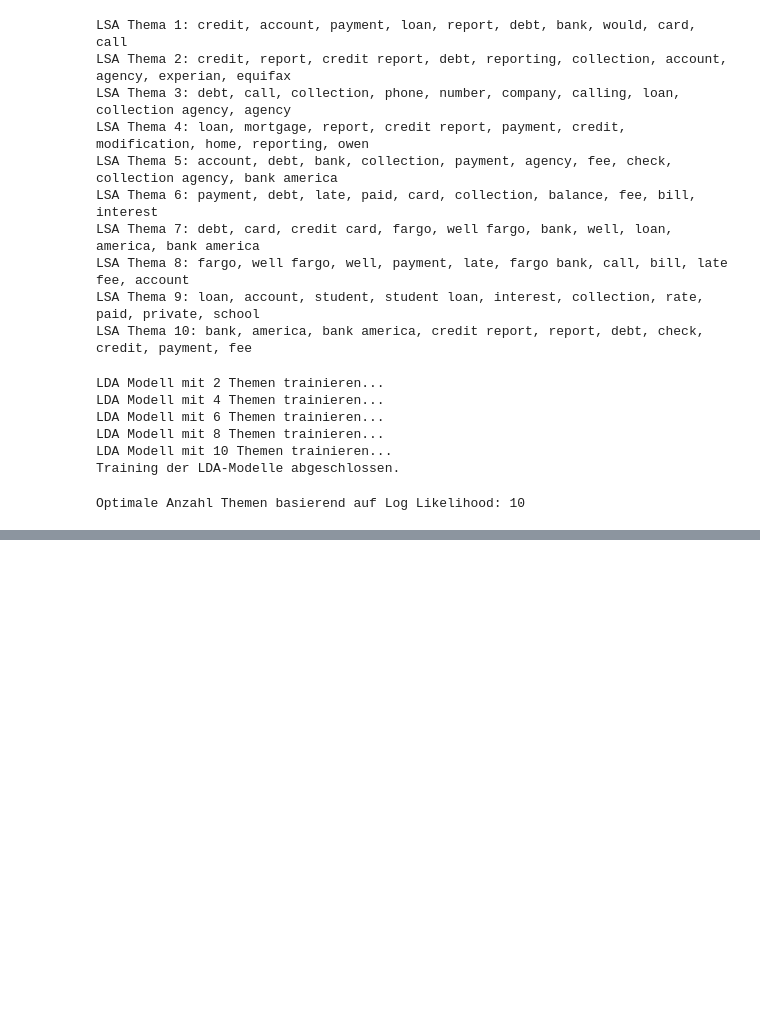
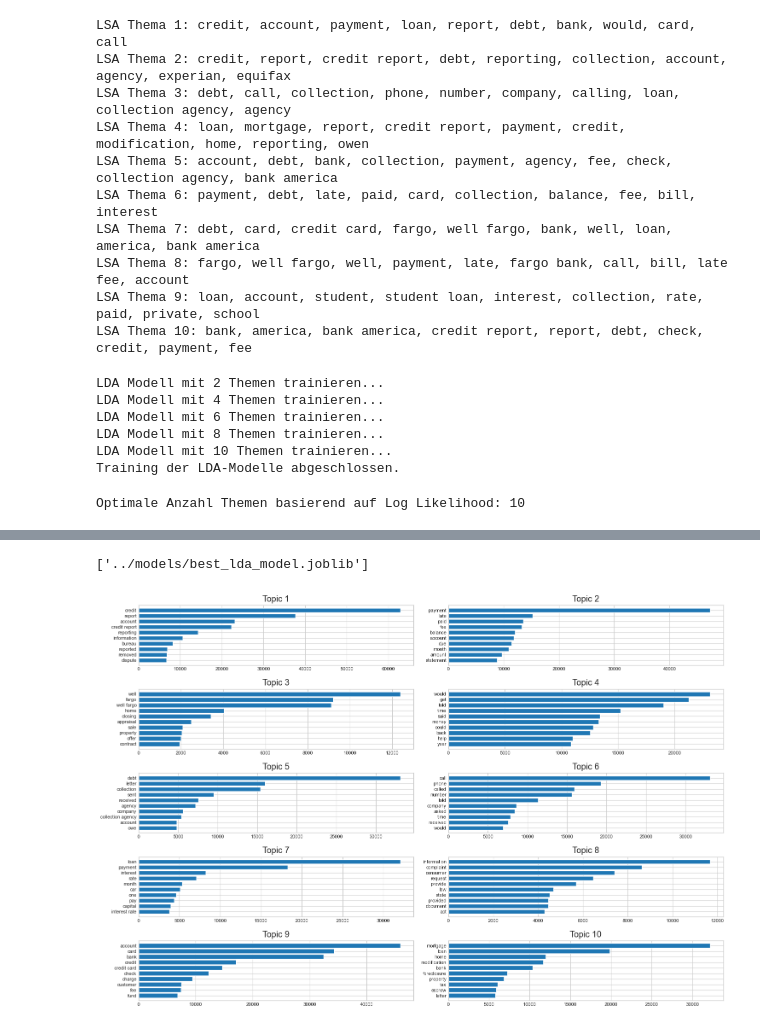
Before and after one commit to Para133791/NLP-Beschwerdeanalyse, a Jupyter notebook: notebooks/3. Themenextraktion.ipynb, the cells around one changed output, grey strips where cells are left out. Saved outputs shown, nothing was run; the diff lists cells and outputs as text; code cells hidden in the pictures; blank space fills up the shorter version.

```diff
--- a/notebooks/3. Themenextraktion.ipynb
+++ b/notebooks/3. Themenextraktion.ipynb
@@ -218,0 +223,16 @@ lda_top_words = {}
+# %%
+print("\nLDA Themen und deren charakteristische Begriffe:")
+# Iteriere über jedes LDA-Thema und finde die Top-Wörter
+for i, topic in enumerate(best_lda_model.components_):  # Iteration über jedes LDA-Thema
+    # Indizes der Wörter mit den höchsten Werten | Der Slice-Operator [:-n_top_words-1:-1] gibt die n_top_words größten Werte zurück
+    # und sortiert sie in absteigender Reihenfolge
+    top_indices = topic.argsort()[:-n_top_words-1:-1]
+    top_words = [feature_names[j] for j in top_indices] # Liste der Wörter mit den höchsten Werten
+    top_weights = [topic[j] for j in top_indices]       # Liste der Gewichtungen der Wörter
+
+    lda_top_words[f"topic_{i+1}"] = [                   #
+        {"word": word, "weight": float(weight)}         # Speichern der Wörter und deren Gewichtung
+        for word, weight in zip(top_words, top_weights) # Liste der Wörter und deren Gewichtung
+    ]
+
+    print(f"LDA Thema {i+1}: {', '.join(top_words[:5])}") # Ausgabe der ersten 5 Begriffe, kann geändert werden
@@ -218,0 +251,26 @@ lda_top_words = {}
+# %%
+# LDA-Themen als JSON speichern
+with open('../results/lda_topics.json', 'w') as f:
+    json.dump(lda_top_words, f, indent=4)
+
+# LDA-Modell speichern
+joblib.dump(best_lda_model, '../models/best_lda_model.joblib')
+# %% [output]
+['../models/best_lda_model.joblib']
+# %%
+plt.figure(figsize=(15, 10))
+for topic_idx, topic in enumerate(best_lda_model.components_):
+    top_features_ind = topic.argsort()[:-10 - 1:-1]
+    top_features = [feature_names[i] for i in top_features_ind]
+    weights = topic[top_features_ind]
+
+    ax = plt.subplot(int(np.ceil(optimal_num_topics/2)), 2, topic_idx + 1)
+    ax.barh(top_features, weights)
+    ax.set_title(f'Topic {topic_idx + 1}')
+    ax.invert_yaxis()
+    ax.tick_params(axis='both', which='major', labelsize=8)
+
+plt.tight_layout()
+plt.savefig('../results/lda_topics_barplot.png', dpi=300, bbox_inches='tight')
+# %% [output]
+[figure, added]
```
Also changed, not shown: parts of 8 cells of this notebook, 7 other files.
